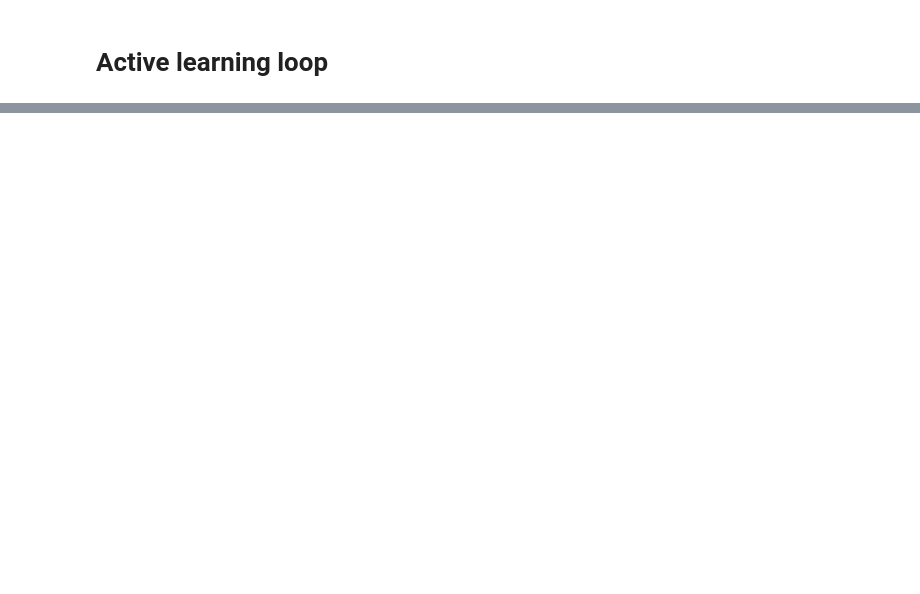
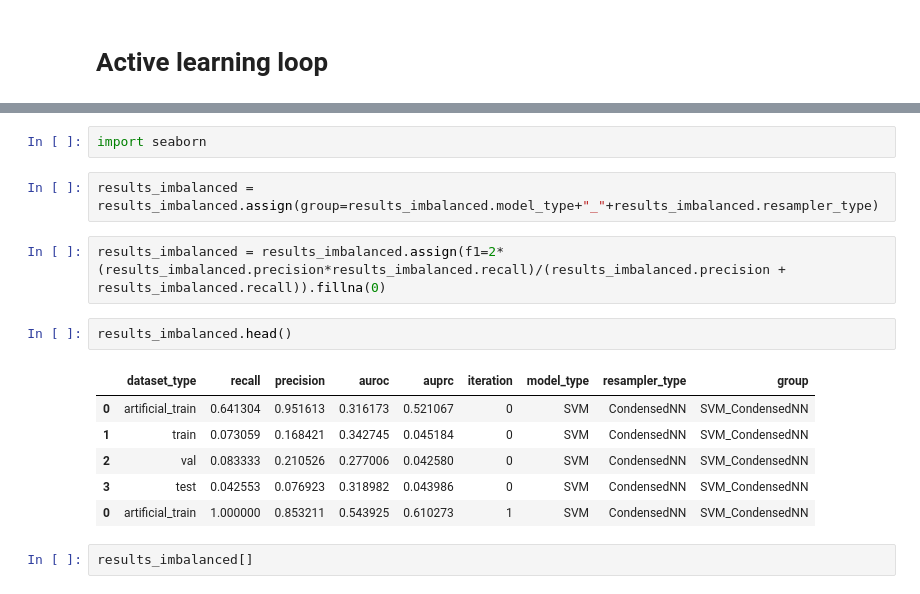
Before and after one commit to tsabata/active_anomaly_detection, a Jupyter notebook: active_ad.ipynb, the cells around one changed output, grey strips where cells are left out. Saved outputs shown, nothing was run; the diff lists cells and outputs as text; blank space fills up the shorter version.

```diff
--- a/active_ad.ipynb
+++ b/active_ad.ipynb
@@ -526,0 +594,17 @@ dtype: int64
+# %%
+import seaborn
+# %%
+results_imbalanced = results_imbalanced.assign(group=results_imbalanced.model_type+"_"+results_imbalanced.resampler_type)
+# %%
+results_imbalanced = results_imbalanced.assign(f1=2*(results_imbalanced.precision*results_imbalanced.recall)/(results_imbalanced.precision + results_imbalanced.recall)).fillna(0)
+# %%
+results_imbalanced.head()
+# %% [output]
+|  | dataset_type | recall | precision | auroc | auprc | iteration | model_type | resampler_type | group |
+| 0 | artificial_train | 0.641304 | 0.951613 | 0.316173 | 0.521067 | 0 | SVM | CondensedNN | SVM_CondensedNN |
+| 1 | train | 0.073059 | 0.168421 | 0.342745 | 0.045184 | 0 | SVM | CondensedNN | SVM_CondensedNN |
+| 2 | val | 0.083333 | 0.210526 | 0.277006 | 0.042580 | 0 | SVM | CondensedNN | SVM_CondensedNN |
+| 3 | test | 0.042553 | 0.076923 | 0.318982 | 0.043986 | 0 | SVM | CondensedNN | SVM_CondensedNN |
+| 0 | artificial_train | 1.000000 | 0.853211 | 0.543925 | 0.610273 | 1 | SVM | CondensedNN | SVM_CondensedNN |
+# %%
+results_imbalanced[]
```
Also changed, not shown: parts of 53 cells of this notebook, 2 other files.
